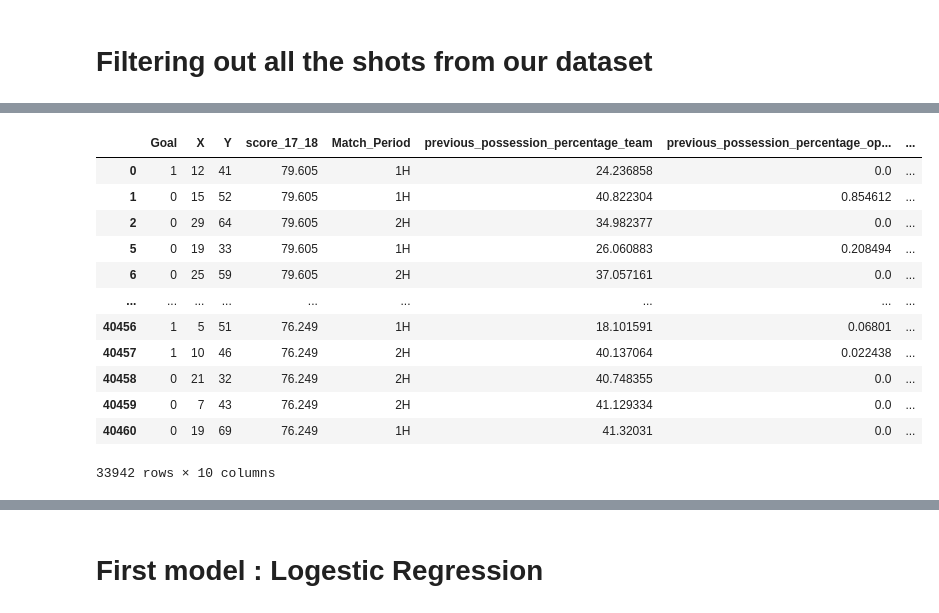
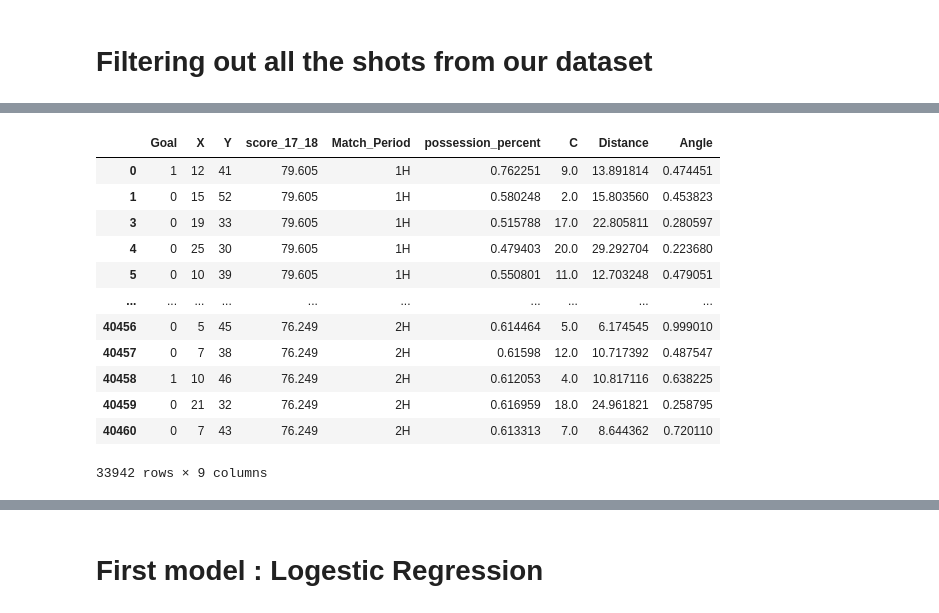
Before and after one commit to Anhali/xG_model-_python, a Jupyter notebook: xG_model.ipynb, the cells around one changed output, grey strips where cells are left out. Cells and saved outputs as stored; diff of their text form; code cells hidden in the pictures.

Commit message:
updating xg model

```diff
--- a/xG_model.ipynb
+++ b/xG_model.ipynb
@@ -171,7 +169,7 @@ event_data
 | 3071394 | 7 | Clearance | [{'id': 1401}, {'id': 1802}] | 3306 | [{'y': 56, 'x': 9}, {'y': 100, 'x... | 2565927 | Others on the ball | 675 | 2H | ... |
 3071395 rows × 13 columns
 # %%
-event_data = calculate_previous_possession(event_data)
+event_data = add_previous_event_time(event_data)
 event_data
 # %% [output]
 |  | eventId | subEventName | tags | playerId | positions | matchId | eventName | teamId | matchPeriod | ... |
@@ -189,0 +188,3 @@ event_data
+# %%
+event_data = add_possession_duration(event_data)
+event_data
@@ -189,0 +205,3 @@ event_data
+# %%
+event_data = add_total_time(event_data)
+event_data
@@ -189,0 +222,4 @@ event_data
+# %%
+# Calculating percentage of possession
+event_data['possession_percent'] = event_data['team_possession']/event_data['total_time']
+event_data
@@ -211,7 +261,7 @@ shots_df
 # %%
 # Let us build the required dataset for expected goal model building
 # Creating your feature matrix and dropping non-essential columns
-shots_model=pd.DataFrame(columns=['Goal','X','Y', 'score_17_18', 'Match_Period','previous_possession_percentage_team','previous_possession_percentage_opponent'
+shots_model=pd.DataFrame(columns=['Goal','X','Y', 'score_17_18', 'Match_Period','possession_percent'
                                   ])
 
 for i,shot in shots_df.iterrows():
@@ -220,49 +270,49 @@ for i,shot in shots_df.iterrows():
     for shottags in shot['tags']:
         if shottags['id']==403:
             header=1
     #Only include non-headers
     if not(header):
         shots_model.at[i,'X']=100-shot['positions'][0]['x']
         shots_model.at[i,'Y']=shot['positions'][0]['y']
         shots_model.at[i,'C']=abs(shot['positions'][0]['y']-50)
 
         #Distance in metres and shot angle in radians.
         x=shots_model.at[i,'X']*105/100
         y=shots_model.at[i,'C']*65/100
         shots_model.at[i,'Distance']=np.sqrt(x**2 + y**2)
         a = np.arctan( 7.32 *x /(x**2 + y**2 - (7.32/2)**2))
         if a<0:
             a=np.pi+a
         shots_model.at[i,'Angle'] =a
 
         #Was it a goal
         shots_model.at[i,'Goal']=0
         for shottags in shot['tags']:
                 #Tags contain that its a goal
                 if shottags['id']==101:
                     shots_model.at[i,'Goal']=1
 
-         # Adding match half, score_teams, previous_possession_duration
+         # Adding match half, score_teams, possession_percent
         shots_model.at[i,'Match_Period'] = shot['matchPeriod']
         shots_model.at[i,'score_17_18'] = shot['score_17_18']
-        shots_model.at[i,'previous_possession_percentage_team'] = shot['previous_possession_percentage_team']
-        shots_model.at[i,'previous_possession_percentage_opponent'] = shot['previous_possession_percentage_opponent']
+        shots_model.at[i,'possession_percent'] = shot['possession_percent']
+
 
 shots_model
 # %% [output]
-|  | Goal | X | Y | score_17_18 | Match_Period | previous_possession_percentage_team | previous_possession_percentage_op... | ... |
-| 0 | 1 | 12 | 41 | 79.605 | 1H | 24.236858 | 0.0 | ... |
-| 1 | 0 | 15 | 52 | 79.605 | 1H | 40.822304 | 0.854612 | ... |
-| 2 | 0 | 29 | 64 | 79.605 | 2H | 34.982377 | 0.0 | ... |
-| 5 | 0 | 19 | 33 | 79.605 | 1H | 26.060883 | 0.208494 | ... |
-| 6 | 0 | 25 | 59 | 79.605 | 2H | 37.057161 | 0.0 | ... |
-| ... | ... | ... | ... | ... | ... | ... | ... | ... |
-| 40456 | 1 | 5 | 51 | 76.249 | 1H | 18.101591 | 0.06801 | ... |
-| 40457 | 1 | 10 | 46 | 76.249 | 2H | 40.137064 | 0.022438 | ... |
-| 40458 | 0 | 21 | 32 | 76.249 | 2H | 40.748355 | 0.0 | ... |
-| 40459 | 0 | 7 | 43 | 76.249 | 2H | 41.129334 | 0.0 | ... |
-| 40460 | 0 | 19 | 69 | 76.249 | 1H | 41.32031 | 0.0 | ... |
+|  | Goal | X | Y | score_17_18 | Match_Period | possession_percent | C | Distance | Angle |
+| 0 | 1 | 12 | 41 | 79.605 | 1H | 0.762251 | 9.0 | 13.891814 | 0.474451 |
+| 1 | 0 | 15 | 52 | 79.605 | 1H | 0.580248 | 2.0 | 15.803560 | 0.453823 |
+| 3 | 0 | 19 | 33 | 79.605 | 1H | 0.515788 | 17.0 | 22.805811 | 0.280597 |
+| 4 | 0 | 25 | 30 | 79.605 | 1H | 0.479403 | 20.0 | 29.292704 | 0.223680 |
+| 5 | 0 | 10 | 39 | 79.605 | 1H | 0.550801 | 11.0 | 12.703248 | 0.479051 |
+| ... | ... | ... | ... | ... | ... | ... | ... | ... | ... |
+| 40456 | 0 | 5 | 45 | 76.249 | 2H | 0.614464 | 5.0 | 6.174545 | 0.999010 |
+| 40457 | 0 | 7 | 38 | 76.249 | 2H | 0.61598 | 12.0 | 10.717392 | 0.487547 |
+| 40458 | 1 | 10 | 46 | 76.249 | 2H | 0.612053 | 4.0 | 10.817116 | 0.638225 |
+| 40459 | 0 | 21 | 32 | 76.249 | 2H | 0.616959 | 18.0 | 24.961821 | 0.258795 |
+| 40460 | 0 | 7 | 43 | 76.249 | 2H | 0.613313 | 7.0 | 8.644362 | 0.720110 |
-33942 rows × 10 columns
+33942 rows × 9 columns
 # %%
 # Match_Period is a categorical variable. So we will perform one-hot encoding for the column
 
```
Also changed, not shown: parts of 37 cells of this notebook.
